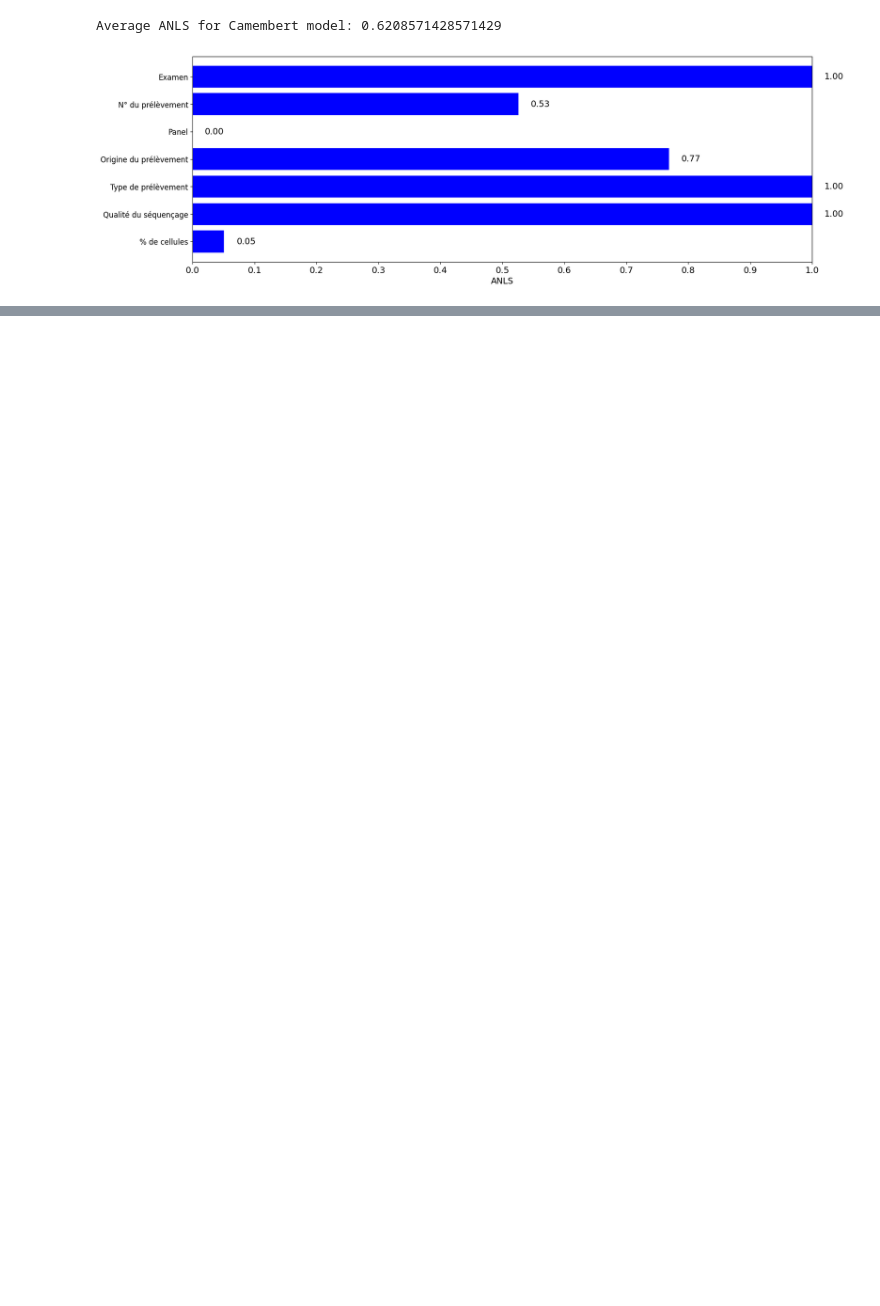
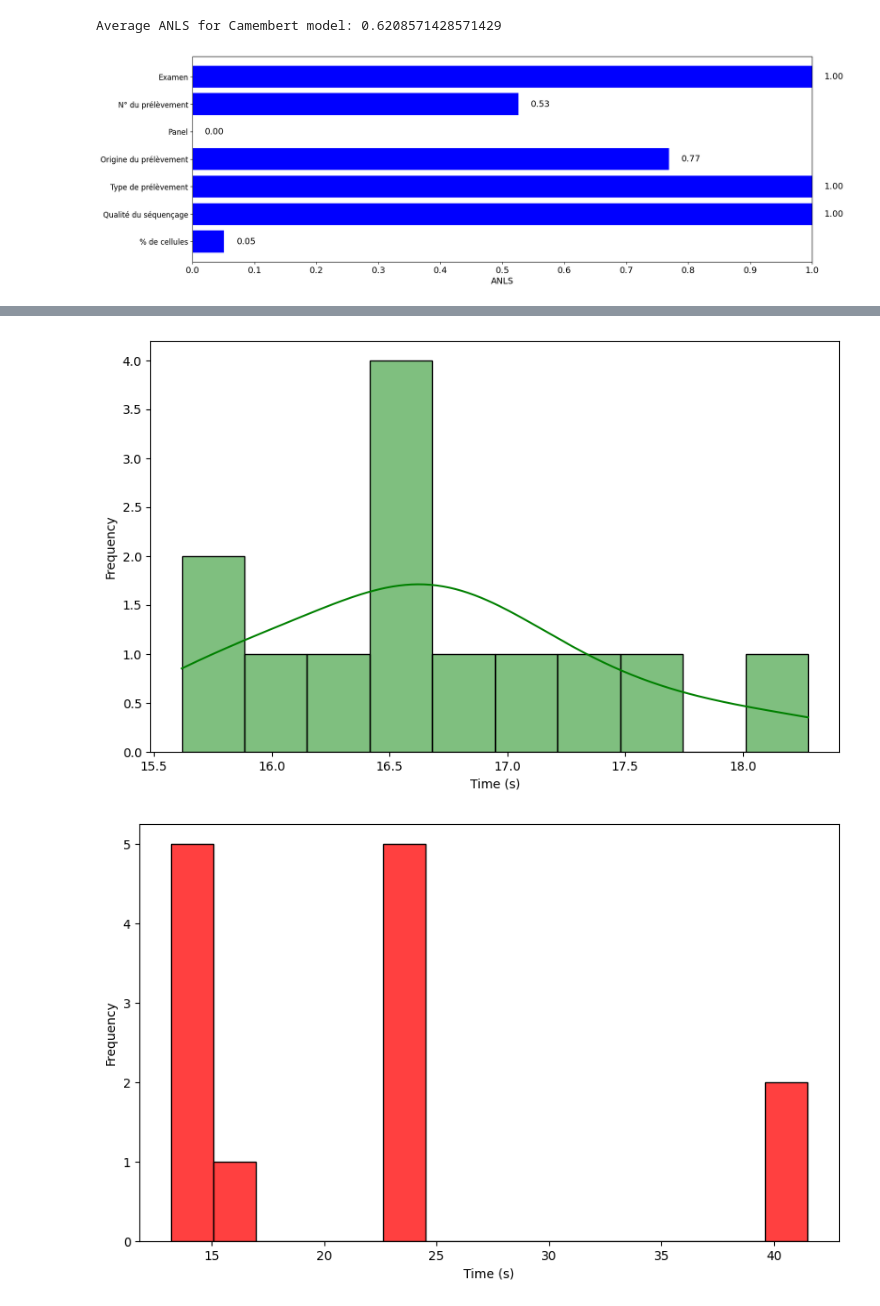
Before and after one commit to Exagor/master-thesis-achten, a Jupyter notebook: figs/plots.ipynb, the cells around one changed output, grey strips where cells are left out. Drawn from its saved outputs; the diff is of its cells as text; code cells hidden in the pictures; blank space fills up the shorter version.

```diff
--- a/figs/plots.ipynb
+++ b/figs/plots.ipynb
@@ -92,0 +134,24 @@ Average ANLS for Camembert model: 0.6208571428571429
+# %%
+# histogram of the time taken by pipeline
+import pandas as pd
+import seaborn as sns
+
+time_data_path = '../out/times_gemma3_4B.xlsx'
+time_data = pd.read_excel(time_data_path)
+
+plt.figure(figsize=(10, 6))
+sns.histplot(time_data['Time_Metadata'], bins=10, kde=True, color="green")
+plt.xlabel('Time (s)')
+plt.ylabel('Frequency')
+plt.savefig(f"{folder_plots}time_distribution_meta.pdf")
+plt.show()
+
+plt.figure(figsize=(10, 6))
+sns.histplot(time_data['Time_Mutation'], bins=15, kde=False, color="red")
+plt.xlabel('Time (s)')
+plt.ylabel('Frequency')
+plt.savefig(f"{folder_plots}time_distribution_mut.pdf")
+plt.show()
+# %% [output]
+[figure, added]
+[figure, added]
```
Also changed, not shown: parts of 3 cells of this notebook, 7 other files.
